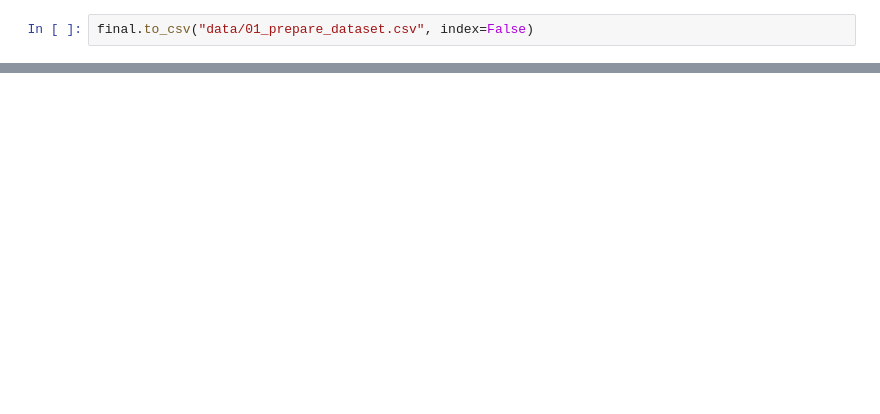
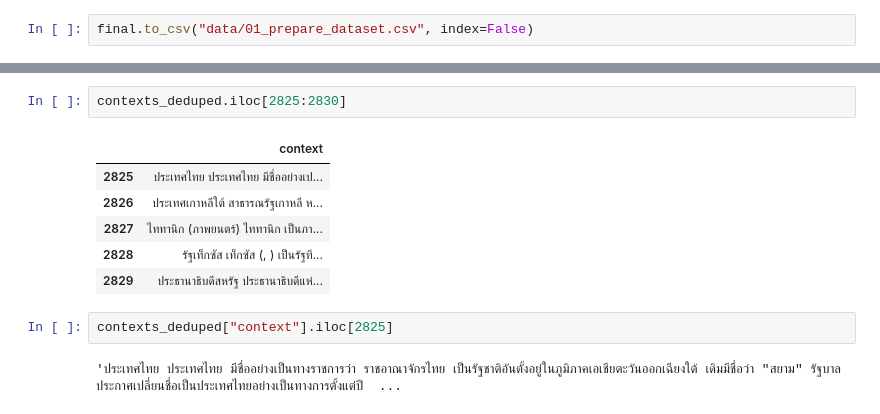
Before and after one commit to parinzee/cross-lingual-data-augmentation-for-thai-qa, a Jupyter notebook: contexts/01_Prepare_Dataset.ipynb, the cells around one changed output, grey strips where cells are left out. Saved outputs shown, nothing was run; the diff lists cells and outputs as text; blank space fills up the shorter version.

```diff
--- a/contexts/01_Prepare_Dataset.ipynb
+++ b/contexts/01_Prepare_Dataset.ipynb
@@ -287,0 +319,13 @@ AttributeError: 'Series' object has no attribute 'to_parquet'
+# %%
+contexts_deduped.iloc[2825:2830]
+# %% [output]
+|  | context |
+| 2825 | ประเทศไทย ประเทศไทย มีชื่ออย่างเป... |
+| 2826 | ประเทศเกาหลีใต้ สาธารณรัฐเกาหลี ห... |
+| 2827 | ไททานิก (ภาพยนตร์) ไททานิก เป็นภา... |
+| 2828 | รัฐเท็กซัส เท็กซัส (, ) เป็นรัฐที... |
+| 2829 | ประธานาธิบดีสหรัฐ ประธานาธิบดีแห่... |
+# %%
+contexts_deduped["context"].iloc[2825]
+# %% [output]
+'ประเทศไทย ประเทศไทย มีชื่ออย่างเป็นทางราชการว่า ราชอาณาจักรไทย เป็นรัฐชาติอันตั้งอยู่ในภูมิภาคเอเชียตะวันออกเฉียงใต้ เดิมมีชื่อว่า "สยาม" รัฐบาลประกาศเปลี่ยนชื่อเป็นประเทศไทยอย่างเป็นทางการตั้งแต่ปี  ...
```
Also changed, not shown: parts of 5 cells of this notebook.
